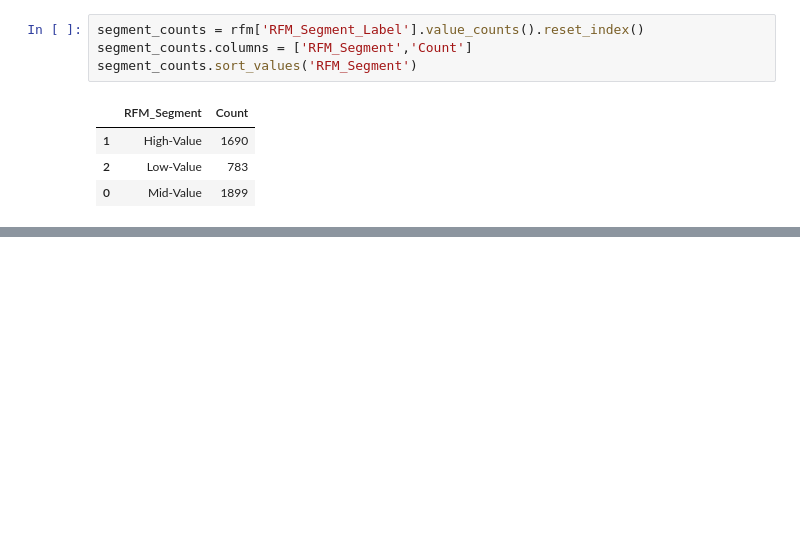
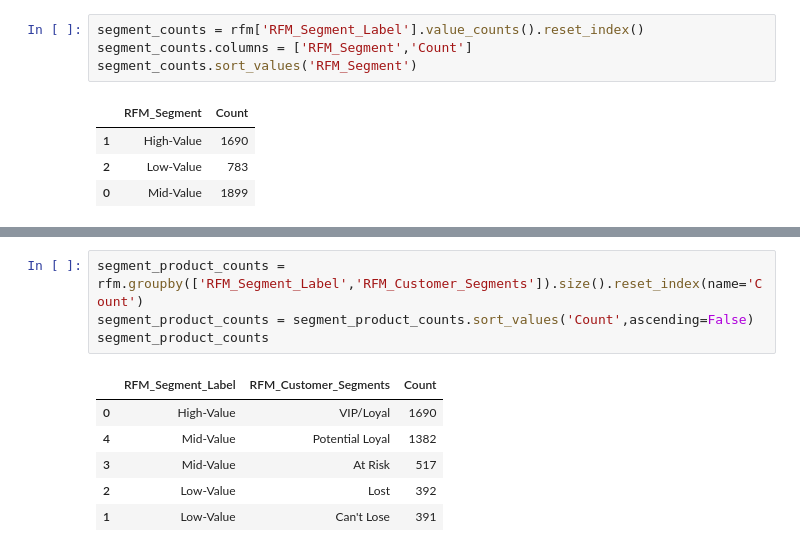
Before and after one commit to SaiMounicaGudimella/CustomerSegmentation, a Jupyter notebook: customer-segmentation.ipynb, the cells around one changed output, grey strips where cells are left out. Cells and saved outputs as stored; diff of their text form; blank space fills up the shorter version.

```diff
--- a/customer-segmentation.ipynb
+++ b/customer-segmentation.ipynb
@@ -243,0 +273,11 @@ fig.show()
+# %%
+segment_product_counts = rfm.groupby(['RFM_Segment_Label','RFM_Customer_Segments']).size().reset_index(name='Count')
+segment_product_counts = segment_product_counts.sort_values('Count',ascending=False)
+segment_product_counts
+# %% [output]
+|  | RFM_Segment_Label | RFM_Customer_Segments | Count |
+| 0 | High-Value | VIP/Loyal | 1690 |
+| 4 | Mid-Value | Potential Loyal | 1382 |
+| 3 | Mid-Value | At Risk | 517 |
+| 2 | Low-Value | Lost | 392 |
+| 1 | Low-Value | Can't Lose | 391 |
```
Also changed, not shown: parts of 5 cells of this notebook.
